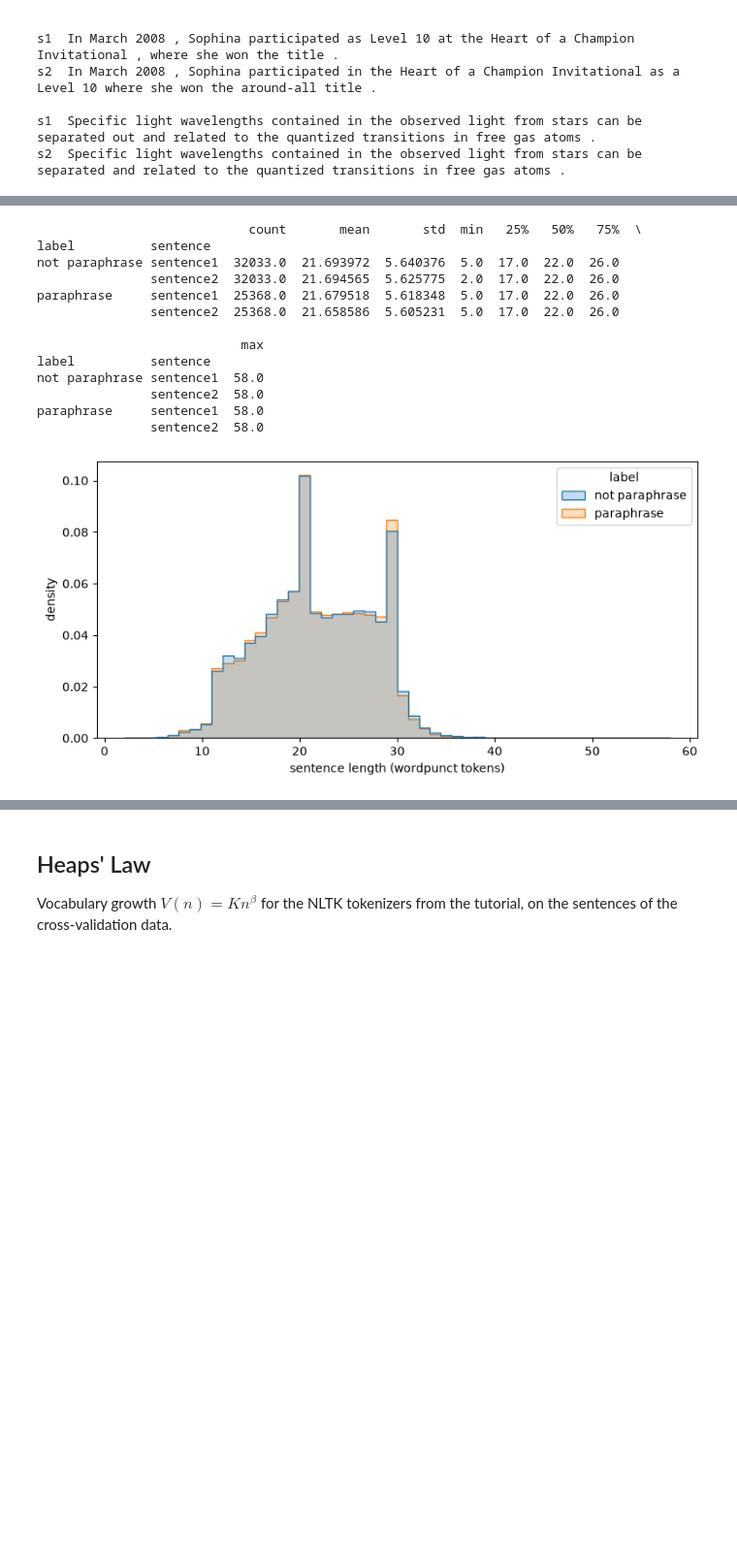
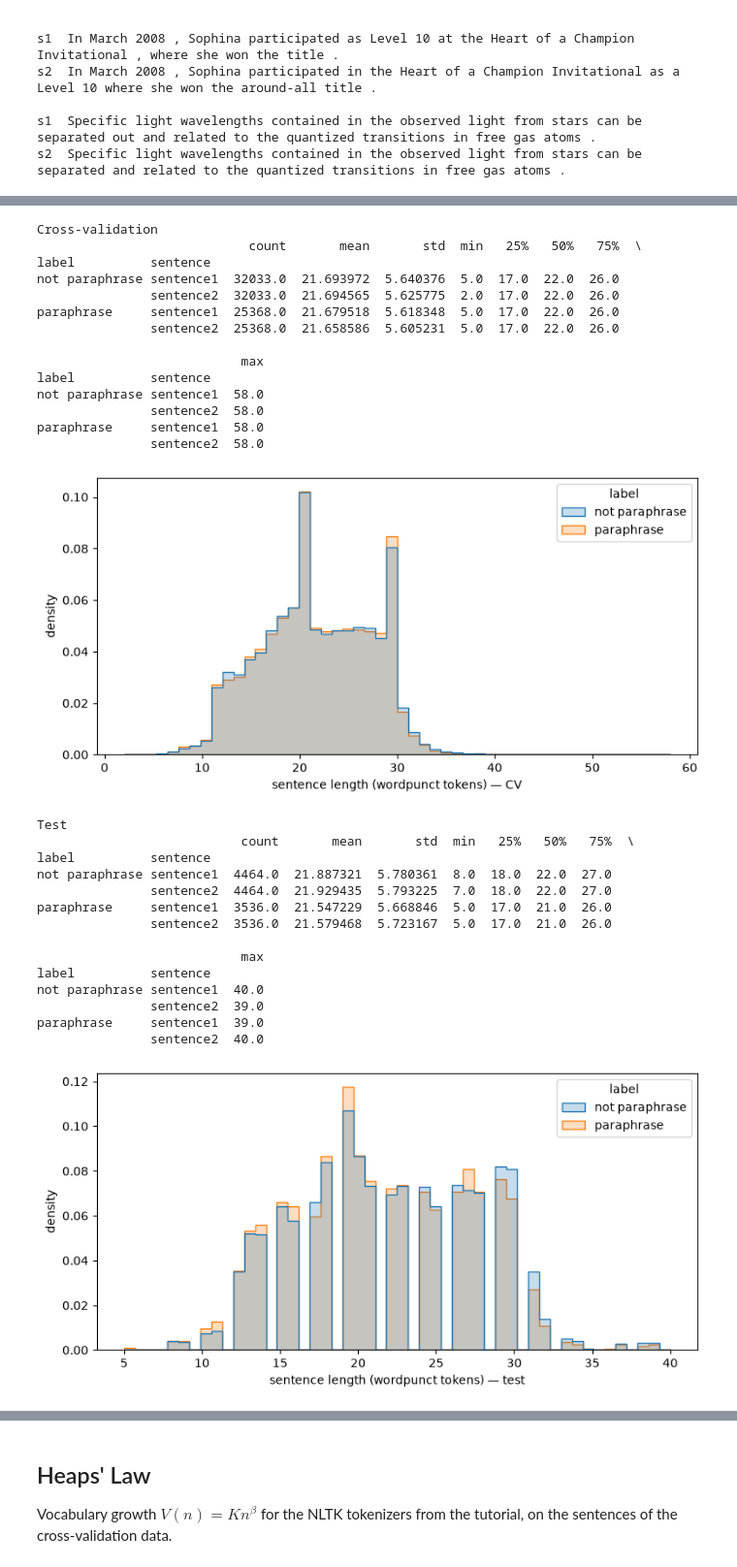
Before and after one commit to Joeyjdl/nlp1-student, a Jupyter notebook: part1/baseline/baseline.ipynb, the cells around one changed output, grey strips where cells are left out. Shown at 97% size. Drawn from its saved outputs; the diff is of its cells as text; code cells hidden in the pictures; blank space fills up the shorter version.

Commit message:
Update to baseline code

```diff
--- a/part1/baseline/baseline.ipynb
+++ b/part1/baseline/baseline.ipynb
@@ -190,22 +190,44 @@ Length in `wordpunct_tokenize` tokens of every sentence in the cross-validation
 # %%
 lengths = baseline.dataset_analysis.sentence_lengths(cv_pairs, paws_outcome_space)
+print('Cross-validation')
 print(lengths.groupby(['label', 'sentence'])['length'].describe())
-baseline.dataset_analysis.plot_histogram_per_label(lengths, 'length', 'sentence length (wordpunct tokens)')
+baseline.dataset_analysis.plot_histogram_per_label(lengths, 'length', 'sentence length (wordpunct tokens) — CV')
+
+test_lengths = baseline.dataset_analysis.sentence_lengths(test_pairs, paws_outcome_space)
+print('Test')
+print(test_lengths.groupby(['label', 'sentence'])['length'].describe())
+baseline.dataset_analysis.plot_histogram_per_label(test_lengths, 'length', 'sentence length (wordpunct tokens) — test')
 # %% [output]
+Cross-validation
                             count       mean       std  min   25%   50%   75%  \
 label          sentence
 not paraphrase sentence1  32033.0  21.693972  5.640376  5.0  17.0  22.0  26.0
                sentence2  32033.0  21.694565  5.625775  2.0  17.0  22.0  26.0
 paraphrase     sentence1  25368.0  21.679518  5.618348  5.0  17.0  22.0  26.0
                sentence2  25368.0  21.658586  5.605231  5.0  17.0  22.0  26.0
 
                            max
 label          sentence
 not paraphrase sentence1  58.0
                sentence2  58.0
 paraphrase     sentence1  58.0
                sentence2  58.0
-[figure, old version]
+[figure, new version]
+Test
+                           count       mean       std  min   25%   50%   75%  \
+label          sentence
+not paraphrase sentence1  4464.0  21.887321  5.780361  8.0  18.0  22.0  27.0
+               sentence2  4464.0  21.929435  5.793225  7.0  18.0  22.0  27.0
+paraphrase     sentence1  3536.0  21.547229  5.668846  5.0  17.0  21.0  26.0
+               sentence2  3536.0  21.579468  5.723167  5.0  17.0  21.0  26.0
+
+                           max
+label          sentence
+not paraphrase sentence1  40.0
+               sentence2  39.0
+paraphrase     sentence1  39.0
+               sentence2  40.0
+[figure, added]
 # %% [markdown]
 ## Word overlap
 
```
Also changed, not shown: parts of 24 cells of this notebook, 4 other files.
